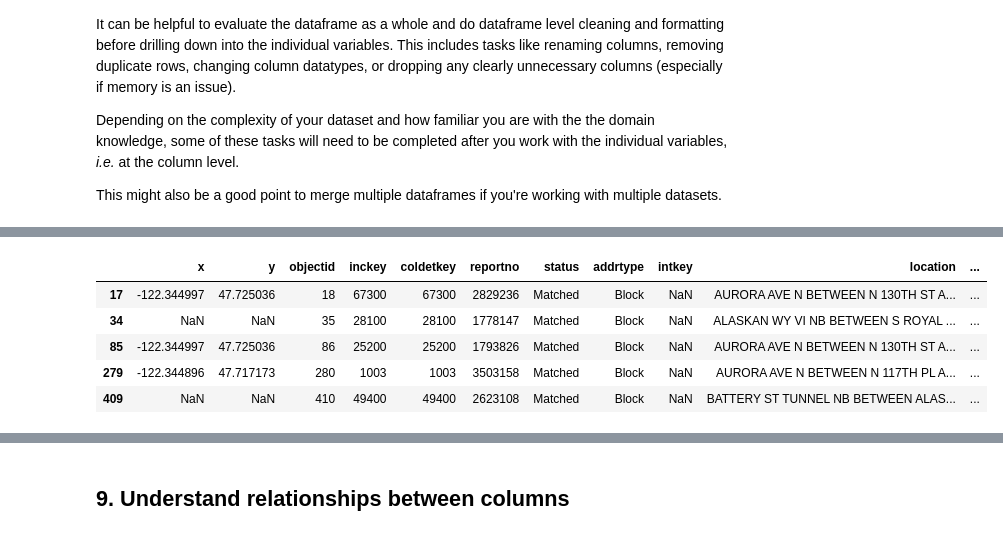
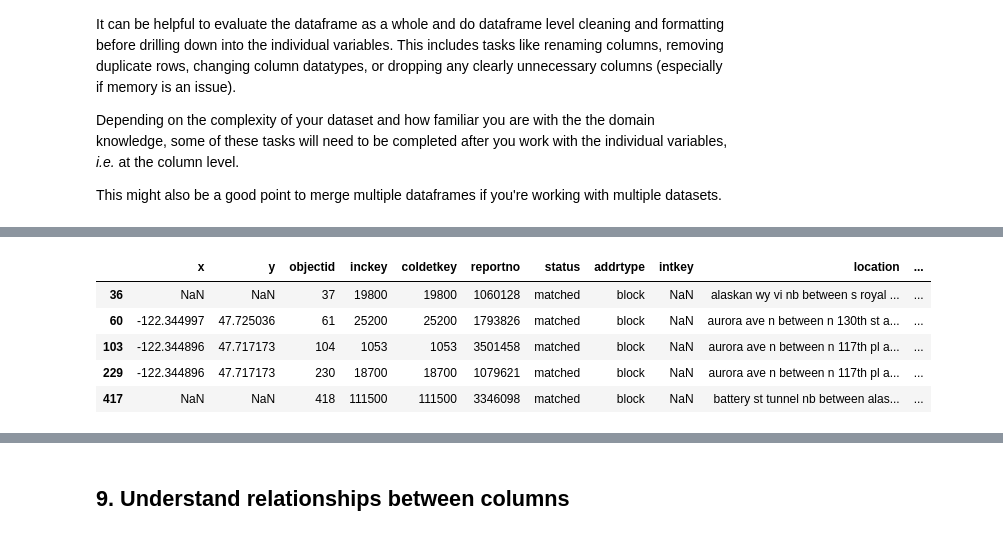
Before and after one commit to niwako/garbanzo, a Jupyter notebook: Workshop on EDA.ipynb, the cells around one changed output, grey strips where cells are left out. Cells and saved outputs as stored; diff of their text form; code cells hidden in the pictures.

```diff
--- a/Workshop on EDA.ipynb
+++ b/Workshop on EDA.ipynb
@@ -81,3 +76,5 @@ display(df.head())
+# %%
+rdf = pd.read_csv('collision_data_692020.csv')
 # %% [markdown]
 ### OPTIONAL -- save the initial CSV file
 
@@ -341,5 +363,5 @@ round(100*(df[["year",
 # %%
 # remove 2003 data
-df = df[df["year"] != "2003"]
+df = df[df["year"] != 2003]
 print("df shape with year and month columns, but without the 2003 data: {}".format(df.shape))
 # %% [output]
@@ -609,5 +463,0 @@ Call the replace_outlier function on all the numeric columns.
-# %%
-df[f'r_personcount'] = replace_outlier(df['personcount'])
-df[f'r_injuries'] = replace_outlier(df['injuries'])
-
-df.describe()
@@ -651,0 +700,8 @@ Note: I didn't replace outliers with the median for r_PEDCOUNT, r_PEDCYLCOUNT, r
+# %%
+df['lightcond'] = df['lightcond'].replace({
+   'dark - no street lights': 'dark',
+   'dark - street lights off': 'dark',
+   'dark - street lights on': 'dark',
+   'dark - unknown lighting': 'dark'})
+
+df.groupby('lightcond').size().to_frame('count').sort_values(by=['count'], ascending=False).plot.bar()
@@ -713,11 +821,11 @@ locations
 # %%
-locyrdf = df[df['location'].isin(locations)]
-locyrdf.head()
+manyaccident_df = df[df['location'].isin(locdf['location'])]
+manyaccident_df.head()
 # %% [output]
 |  | x | y | objectid | inckey | coldetkey | reportno | status | addrtype | intkey | location | ... |
-| 17 | -122.344997 | 47.725036 | 18 | 67300 | 67300 | 2829236 | Matched | Block | NaN | AURORA AVE N BETWEEN N 130TH ST A... | ... |
-| 34 | NaN | NaN | 35 | 28100 | 28100 | 1778147 | Matched | Block | NaN | ALASKAN WY VI NB BETWEEN S ROYAL ... | ... |
-| 85 | -122.344997 | 47.725036 | 86 | 25200 | 25200 | 1793826 | Matched | Block | NaN | AURORA AVE N BETWEEN N 130TH ST A... | ... |
-| 279 | -122.344896 | 47.717173 | 280 | 1003 | 1003 | 3503158 | Matched | Block | NaN | AURORA AVE N BETWEEN N 117TH PL A... | ... |
-| 409 | NaN | NaN | 410 | 49400 | 49400 | 2623108 | Matched | Block | NaN | BATTERY ST TUNNEL NB BETWEEN ALAS... | ... |
+| 36 | NaN | NaN | 37 | 19800 | 19800 | 1060128 | matched | block | NaN | alaskan wy vi nb between s royal ... | ... |
+| 60 | -122.344997 | 47.725036 | 61 | 25200 | 25200 | 1793826 | matched | block | NaN | aurora ave n between n 130th st a... | ... |
+| 103 | -122.344896 | 47.717173 | 104 | 1053 | 1053 | 3501458 | matched | block | NaN | aurora ave n between n 117th pl a... | ... |
+| 229 | -122.344896 | 47.717173 | 230 | 18700 | 18700 | 1079621 | matched | block | NaN | aurora ave n between n 117th pl a... | ... |
+| 417 | NaN | NaN | 418 | 111500 | 111500 | 3346098 | matched | block | NaN | battery st tunnel nb between alas... | ... |
 # %%
```
Also changed, not shown: parts of 155 cells of this notebook, 1 other file.
